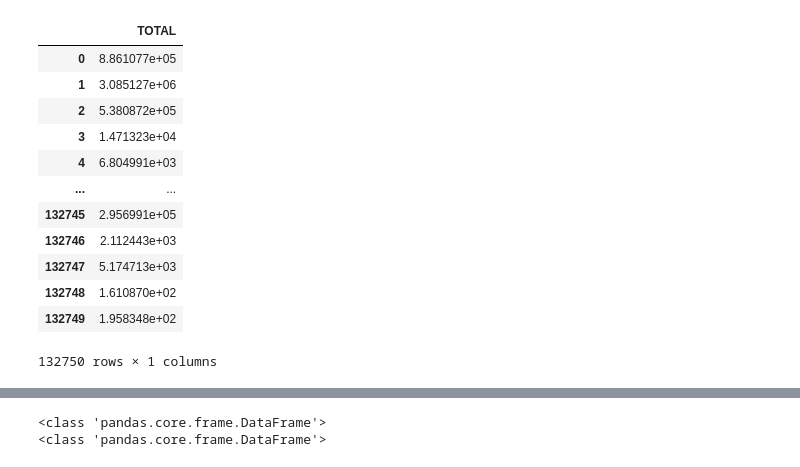
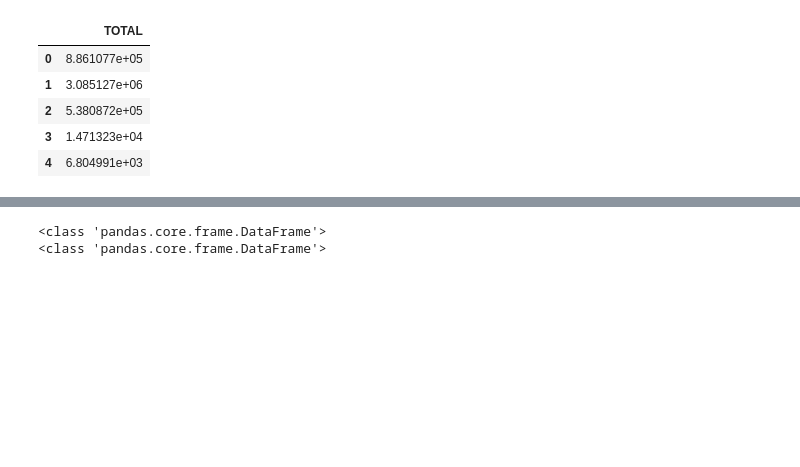
Before and after one commit to Marcosperrude/LCQAR, a Jupyter notebook: codigos/Untitled.ipynb, the cells around one changed output, grey strips where cells are left out. Cells and saved outputs as stored; diff of their text form; code cells hidden in the pictures; blank space fills up the shorter version.

```diff
--- a/codigos/Untitled.ipynb
+++ b/codigos/Untitled.ipynb
@@ -43,19 +30,12 @@ df
 # %%
 #Proporção de butano e proprano é 50%/50%
 TOTAL_50 = df['TOTAL']/2
 TOTAL_50 = pd.DataFrame(TOTAL_50)
-TOTAL_50
+TOTAL_50.head()
 # %% [output]
 |  | TOTAL |
 | 0 | 8.861077e+05 |
 | 1 | 3.085127e+06 |
 | 2 | 5.380872e+05 |
 | 3 | 1.471323e+04 |
 | 4 | 6.804991e+03 |
-| ... | ... |
-| 132745 | 2.956991e+05 |
-| 132746 | 2.112443e+03 |
-| 132747 | 5.174713e+03 |
-| 132748 | 1.610870e+02 |
-| 132749 | 1.958348e+02 |
-132750 rows × 1 columns
```
Also changed, not shown: parts of 22 cells of this notebook.
